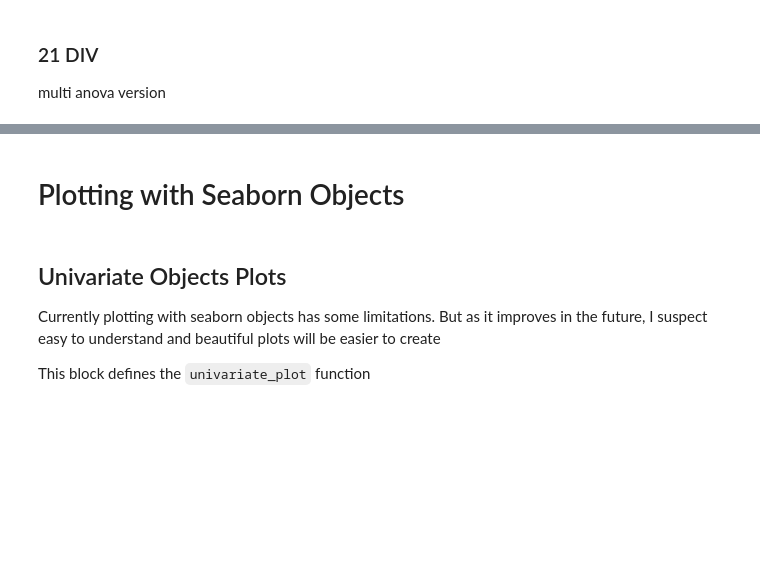
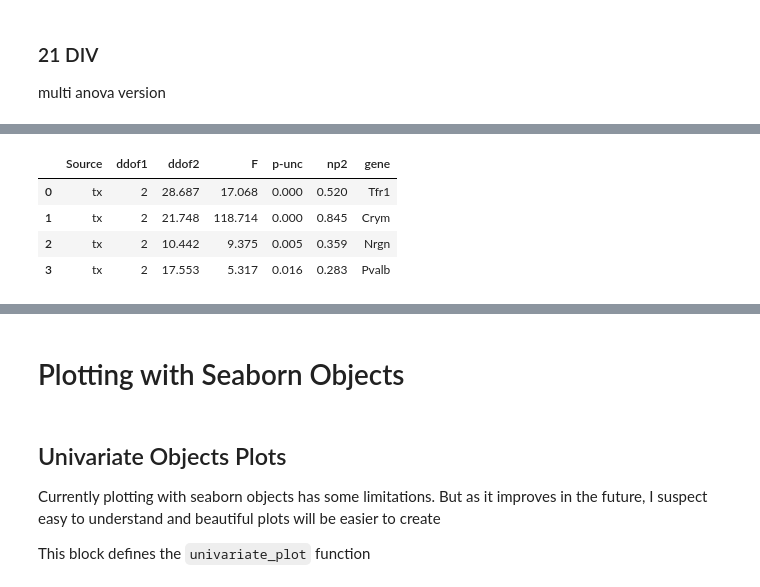
Before and after one commit to TimMonko/2023-FeD-TH-manuscript, a Jupyter notebook: Data Analysis/IronTH-qPCR-manuscript-2023-03-17.ipynb, the cells around one changed output, grey strips where cells are left out. Cells and saved outputs as stored; diff of their text form; code cells hidden in the pictures; blank space fills up the shorter version.

```diff
--- a/Data Analysis/IronTH-qPCR-manuscript-2023-03-17.ipynb
+++ b/Data Analysis/IronTH-qPCR-manuscript-2023-03-17.ipynb
@@ -305,0 +346,8 @@ pd.concat(tukey_results, ignore_index=True)
+# %%
+pd.concat(welch_anova_results, ignore_index=True)
+# %% [output]
+|  | Source | ddof1 | ddof2 | F | p-unc | np2 | gene |
+| 0 | tx | 2 | 28.687 | 17.068 | 0.000 | 0.520 | Tfr1 |
+| 1 | tx | 2 | 21.748 | 118.714 | 0.000 | 0.845 | Crym |
+| 2 | tx | 2 | 10.442 | 9.375 | 0.005 | 0.359 | Nrgn |
+| 3 | tx | 2 | 17.553 | 5.317 | 0.016 | 0.283 | Pvalb |
```
Also changed, not shown: parts of 9 cells of this notebook, 14 other files.
